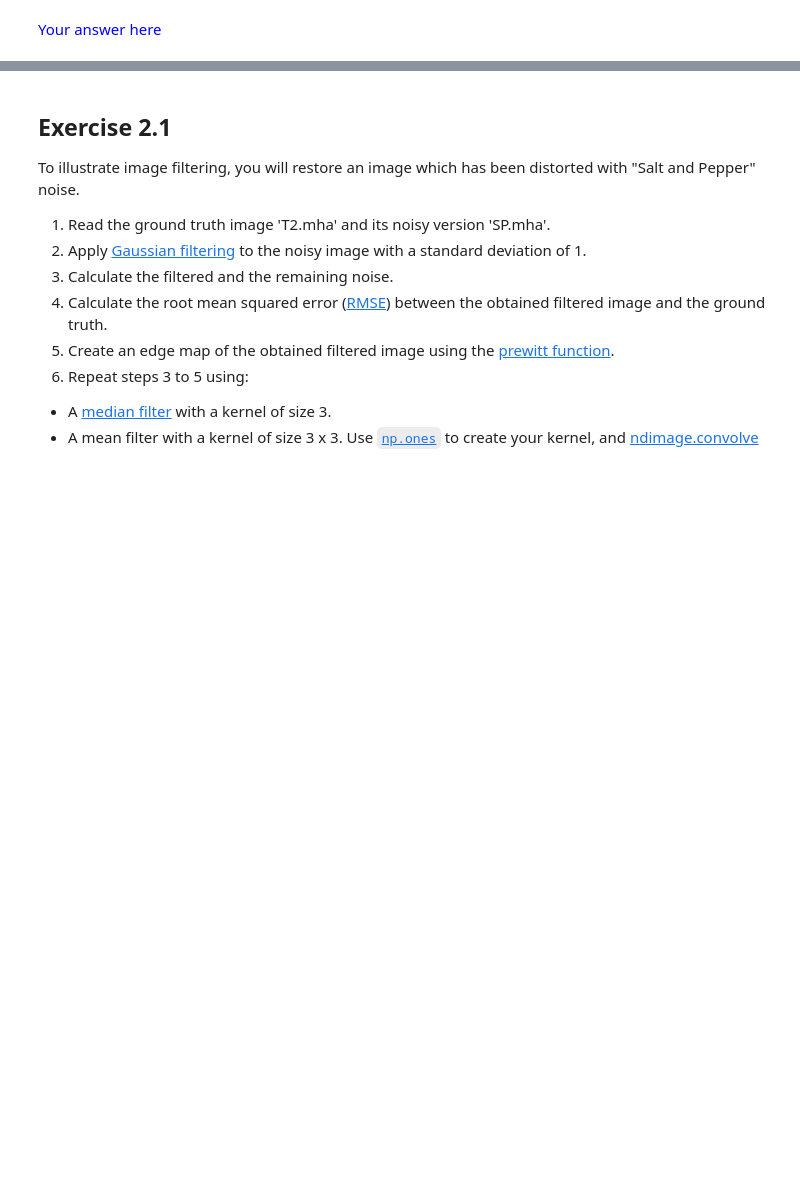
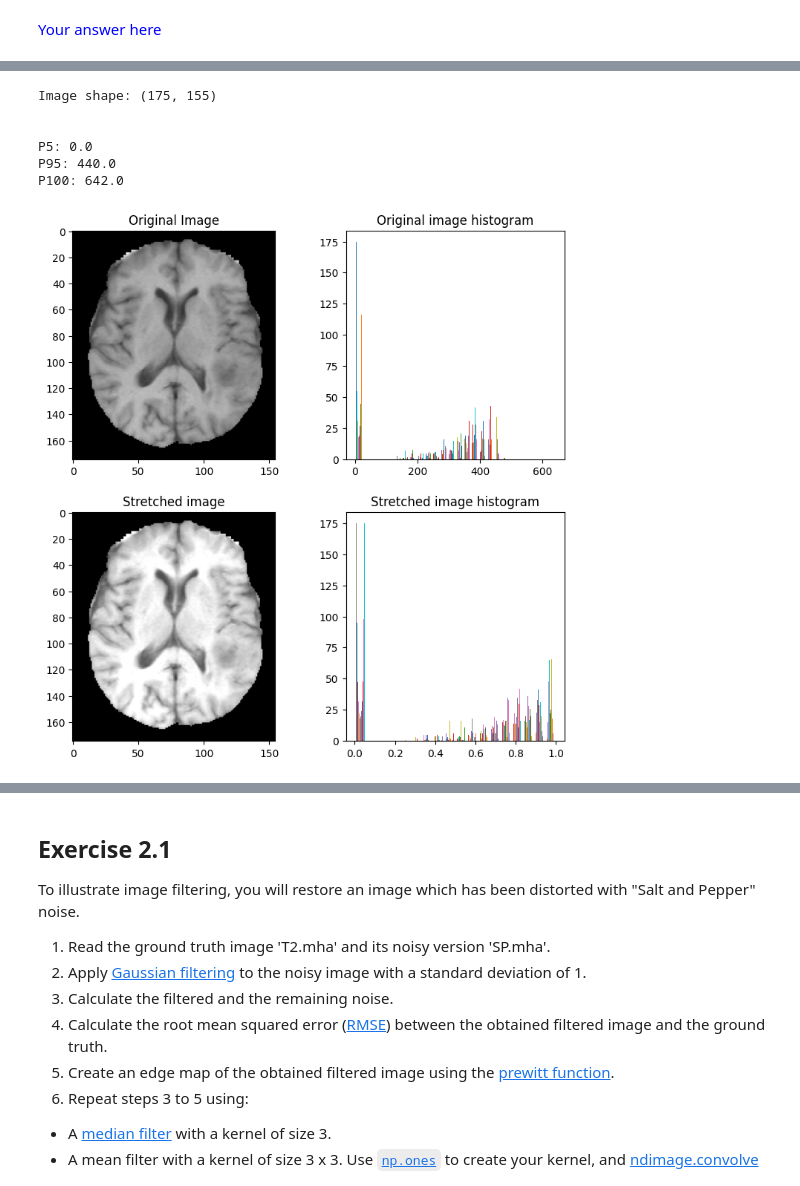
Before and after one commit to cesarz10/Medical-Imaging-UGent, a Jupyter notebook: Practicum-3/ImageProcessingPart1.ipynb, the cells around one changed output, grey strips where cells are left out. Cells and saved outputs as stored; diff of their text form; code cells hidden in the pictures; blank space fills up the shorter version.

Commit message:
now for the histogram equalization

```diff
--- a/Practicum-3/ImageProcessingPart1.ipynb
+++ b/Practicum-3/ImageProcessingPart1.ipynb
@@ -111,23 +111,3 @@ Implement histogram equalization to the original image. Compare your resultant i
 </font>
 # %% [markdown]
 <font color=blue> Your answer here </font>
-# %%
-import numpy as np
-import SimpleITK as sitk
-from matplotlib import pyplot as plt
-from skimage.exposure import equalize_adapthist as CLAHE
-
-img_path = "MRI_images/T1.mha"
-image = sitk.ReadImage(img_path)
-img_array = sitk.GetArrayFromImage(image)
-print(f"\nImage shape: {img_array.shape}\n")
-
-plt.imshow(img_array, cmap='grey')
-plt.show()
-
-plt.hist(img_array, bins='auto')
-plt.show()
-
-# linear histogram stretching function
-def hist_linear_stretching():
-    return
@@ -138,3 +114,63 @@ Image shape: (175, 155)
+# %%
+import numpy as np
+import SimpleITK as sitk
+from matplotlib import pyplot as plt
+from skimage.exposure import equalize_adapthist as CLAHE
+
+img_path = "MRI_images/T1.mha"
+image = sitk.ReadImage(img_path)
+img_array = sitk.GetArrayFromImage(image)
+print(f"\nImage shape: {img_array.shape}")
+
+
+# linear histogram stretching function
+def hist_linear_stretching(image):
+
+    P5 = np.percentile(image, 5)
+    P95 = np.percentile(image, 95)
+    P100 = np.percentile(image, 100)
+    print(f"\nP5: {P5}\nP95: {P95}\nP100: {P100}\n")
+
+    clipped_img = np.clip(image, P5, P95)
+    shape = clipped_img.shape
+    stretched = np.zeros([shape[0], shape[1]]) # zeros array with the same shape as the image
+
+    # stretching algorithm
+    for row in range(shape[0]):
+        for column in range(shape[1]):
+            i = clipped_img[row][column]
+            stretched[row][column] = (i - P5) / (P95 - P5) # jmax=1; jmin=0
+
+    return stretched
+
+linear_stretched = hist_linear_stretching(img_array)
+
+
+# plotting images with corresponding histograms
+figs, axs = plt.subplots(2, 2, figsize=(8, 8))
+figs.tight_layout(pad=3.0)
+
+axs[0][0].imshow(img_array, cmap='grey')
+axs[0][0].set_title("Original Image")
+
+axs[0][1].hist(img_array, bins='auto')
+axs[0][1].set_title("Original image histogram")
+
+axs[1][0].imshow(linear_stretched, cmap='grey')
+axs[1][0].set_title("Stretched image")
+
+axs[1][1].hist(linear_stretched, bins='auto')
+axs[1][1].set_title("Stretched image histogram")
+
+plt.show()
+# %% [output]
+Image shape: (175, 155)
+
+
+P5: 0.0
+P95: 440.0
+P100: 642.0
+[figure, added]
 # %% [markdown]
 # 2. Image Denoising
 
```
Also changed, not shown: parts of 1 cell of this notebook.
